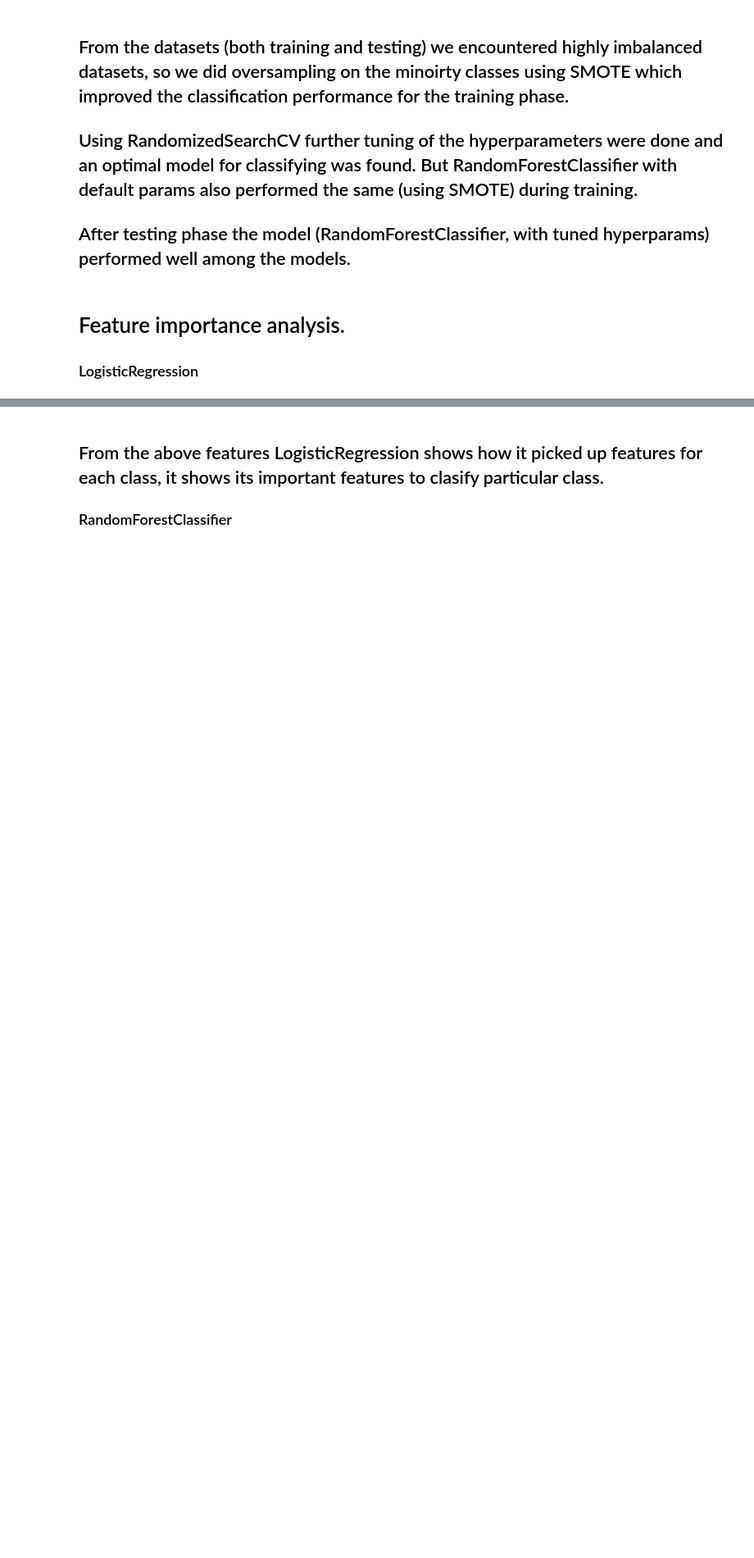
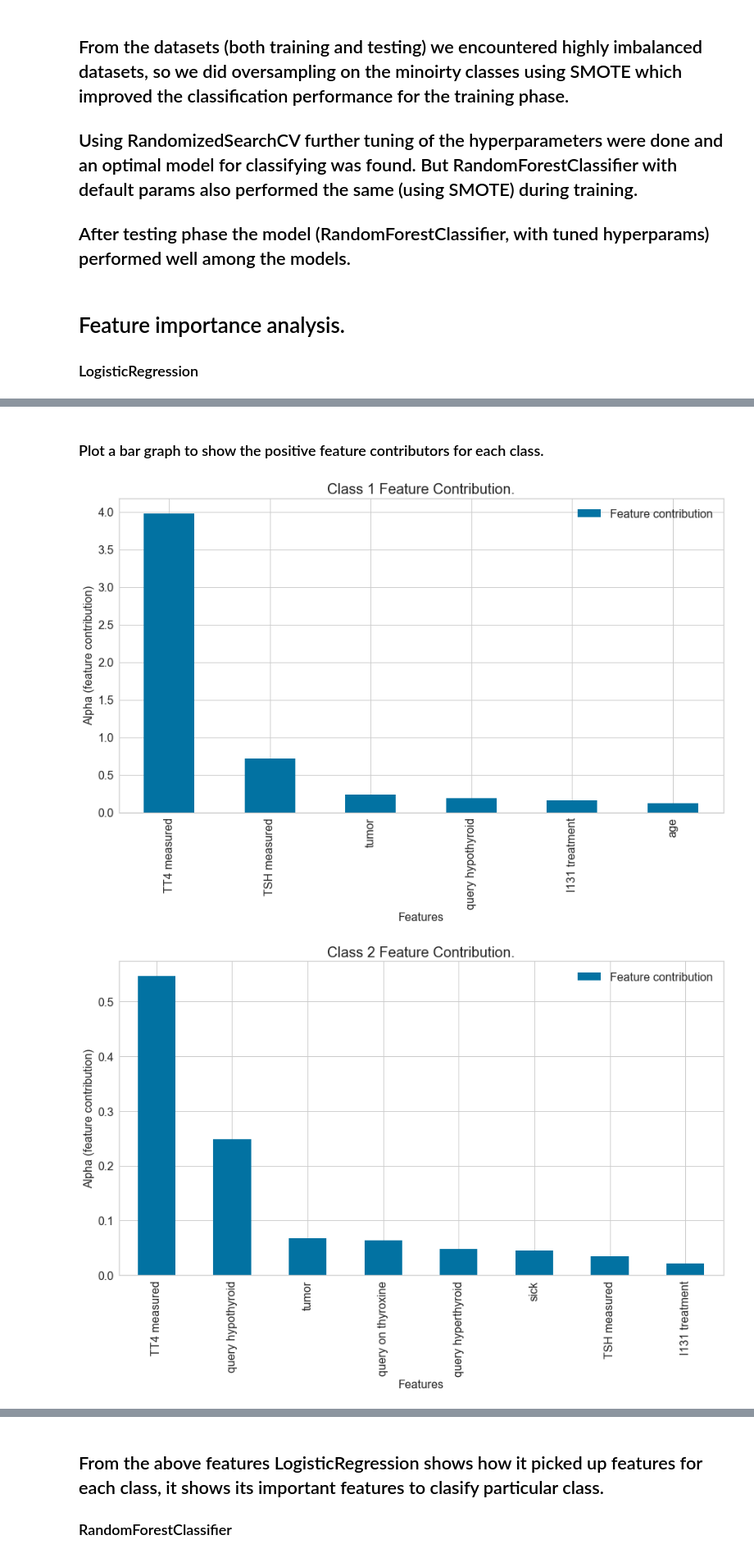
Before and after one commit to rahul7a/thyroid-classification, a Jupyter notebook: MachineLearning/ModelingAndMachineLearning.ipynb, the cells around one changed output, grey strips where cells are left out. Shown at 82% size. Cells and saved outputs as stored; diff of their text form; code cells hidden in the pictures; blank space fills up the shorter version.

Commit message:
Created logisticregression feature importance graph.

```diff
--- a/MachineLearning/ModelingAndMachineLearning.ipynb
+++ b/MachineLearning/ModelingAndMachineLearning.ipynb
@@ -662,2 +662,29 @@ Class 2 :
        'query hypothyroid', 'TSH measured'],
       dtype='object')
+# %%
+features_ = []
+for i in range(0,3):
+    features_.append(dict(zip(np.argsort(clf.coef_[i])[::-1], np.sort(clf.coef_[i])[::-1])))
+#features_
+# %%
+sorted_features_ = []
+for i in range(0,3):
+    sorted_features_.append(dict((X_train.columns.values[key], value) for key, value in features_[i].items() if value >= 0.001))
+# %%
+data_frames_ = []
+for i in range(0,3):
+    df_ = pd.DataFrame(list(sorted_features_[i].items()), columns=['Feature','Feature contribution'])
+    data_frames_.append(df_)
+# %% [markdown]
+### Plot a bar graph to show the positive feature contributors for each class.
+# %%
+for i in range(0,3):
+    data_frames_[i].plot(kind='bar',x='Feature', figsize=(15, 8), fontsize=16)
+    plt.ylabel('Alpha (feature contribution)', fontsize=16)
+    plt.xlabel('Features',fontsize=16)
+    plt.legend(fontsize=16)
+    plt.title('Class %s Feature Contribution.'%(i+1),fontsize=20)
+plt.show()
+# %% [output]
+[figure, added]
+[figure, added]
```
Also changed, not shown: parts of 14 cells of this notebook.
